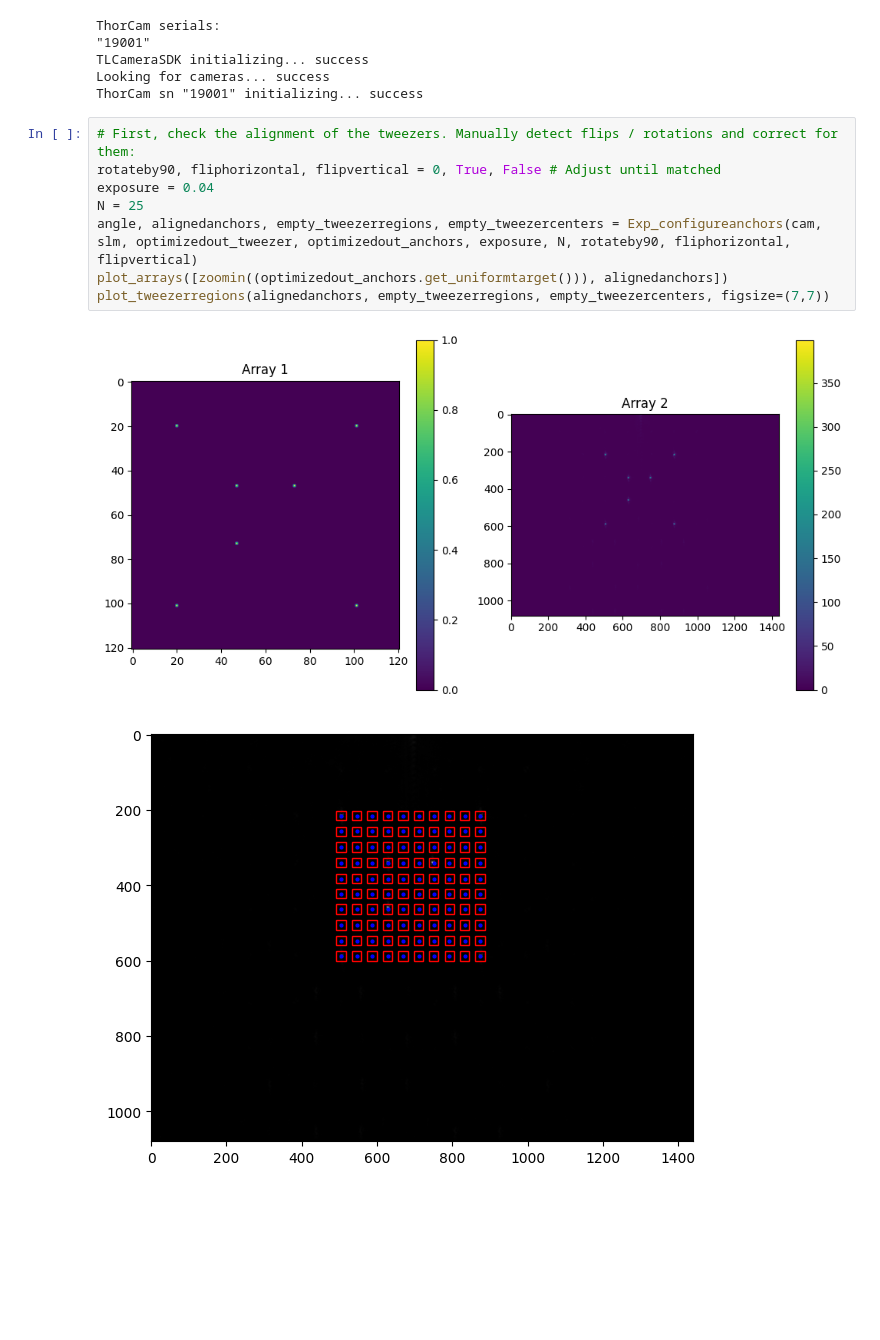
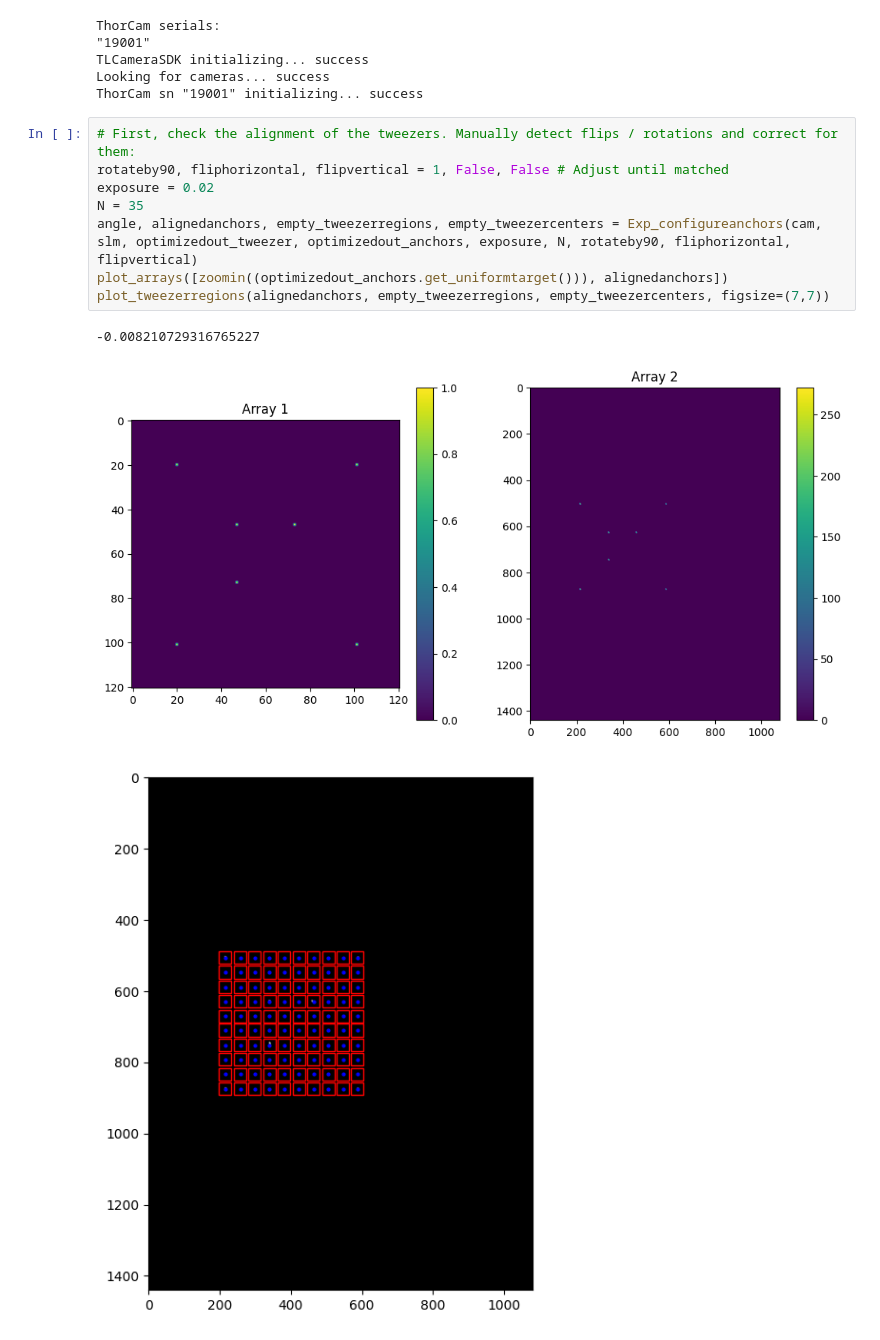
Before and after one commit to nsong03/Ultracold-Research, a Jupyter notebook: GWS_Summer2024/tweezercalibration_intensityfeedback.ipynb, the cells around one changed output. Cells and saved outputs as stored; diff of their text form; blank space fills up the shorter version.

```diff
--- a/GWS_Summer2024/tweezercalibration_intensityfeedback.ipynb
+++ b/GWS_Summer2024/tweezercalibration_intensityfeedback.ipynb
@@ -104,14 +106,15 @@ Looking for cameras... success
 ThorCam sn "19001" initializing... success
 # %%
 # First, check the alignment of the tweezers. Manually detect flips / rotations and correct for them:
-rotateby90, fliphorizontal, flipvertical = 0, True, False # Adjust until matched
-exposure = 0.04
-N = 25
+rotateby90, fliphorizontal, flipvertical = 1, False, False # Adjust until matched
+exposure = 0.02
+N = 35
 angle, alignedanchors, empty_tweezerregions, empty_tweezercenters = Exp_configureanchors(cam, slm, optimizedout_tweezer, optimizedout_anchors, exposure, N, rotateby90, fliphorizontal, flipvertical)
 plot_arrays([zoomin((optimizedout_anchors.get_uniformtarget())), alignedanchors])
 plot_tweezerregions(alignedanchors, empty_tweezerregions, empty_tweezercenters, figsize=(7,7))
 # %% [output]
+-0.008210729316765227
-[figure, old version]
+[figure, new version]
-[figure, old version]
+[figure, new version]
 # %%
 # Now take an image to make sure tweezers are being identified and mapped properly
```
Also changed, not shown: parts of 13 cells of this notebook, 25 other files.
